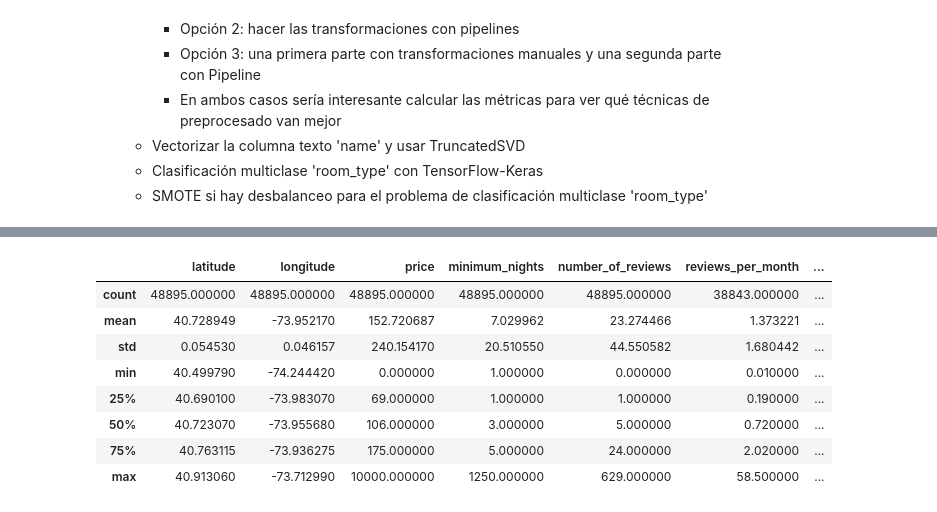
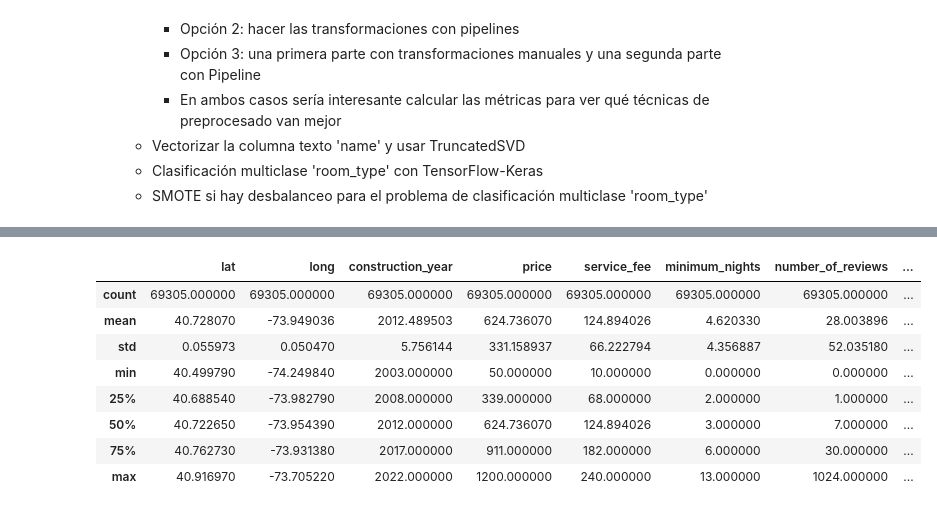
Before and after one commit to ceciorosco/Cecilia-Repositorio, a Jupyter notebook: Modulo 5/m5_ML_DL_Cecilia_Ines_Orosco_Cambeses.ipynb, the cells around one changed output, grey strips where cells are left out. Saved outputs shown, nothing was run; the diff lists cells and outputs as text; code cells hidden in the pictures.

```diff
--- a/Modulo 5/m5_ML_DL_Cecilia_Ines_Orosco_Cambeses.ipynb
+++ b/Modulo 5/m5_ML_DL_Cecilia_Ines_Orosco_Cambeses.ipynb
@@ -57,6 +58,6 @@ from sklearn.pipeline import Pipeline, make_pipeline
 from sklearn.cluster import KMeans, DBSCAN, AgglomerativeClustering
 from sklearn.svm import SVR
 # %%
-df = pd.read_csv('AB_NYC_2019.csv').drop(['id','host_id','host_name','last_review'], axis=1)
+df = pd.read_csv('airbnb_nyc_clean.csv').drop(['id','name','host_id','host_name','last_review', 'house_rules'], axis=1)
 df.head(3)
 # %% [output]
@@ -90,7 +87,0 @@ memory usage: 4.8+ MB
-# %%
-df['name'] = df['name'].astype('category')
-df['neighbourhood_group'] = df['neighbourhood_group'].astype('category')
-df['neighbourhood'] = df['neighbourhood'].astype('category')
-df['room_type'] = df['room_type'].astype('category')
-df['last_review'] = df['last_review'].astype('category')
-df.info()
@@ -135,12 +109,12 @@ df_imputed.head(5)
 # %%
-df_imputed.describe()
+df.describe()
 # %% [output]
-|  | latitude | longitude | price | minimum_nights | number_of_reviews | reviews_per_month | ... |
-| count | 48895.000000 | 48895.000000 | 48895.000000 | 48895.000000 | 48895.000000 | 38843.000000 | ... |
-| mean | 40.728949 | -73.952170 | 152.720687 | 7.029962 | 23.274466 | 1.373221 | ... |
-| std | 0.054530 | 0.046157 | 240.154170 | 20.510550 | 44.550582 | 1.680442 | ... |
-| min | 40.499790 | -74.244420 | 0.000000 | 1.000000 | 0.000000 | 0.010000 | ... |
-| 25% | 40.690100 | -73.983070 | 69.000000 | 1.000000 | 1.000000 | 0.190000 | ... |
-| 50% | 40.723070 | -73.955680 | 106.000000 | 3.000000 | 5.000000 | 0.720000 | ... |
-| 75% | 40.763115 | -73.936275 | 175.000000 | 5.000000 | 24.000000 | 2.020000 | ... |
-| max | 40.913060 | -73.712990 | 10000.000000 | 1250.000000 | 629.000000 | 58.500000 | ... |
+|  | lat | long | construction_year | price | service_fee | minimum_nights | number_of_reviews | ... |
+| count | 69305.000000 | 69305.000000 | 69305.000000 | 69305.000000 | 69305.000000 | 69305.000000 | 69305.000000 | ... |
+| mean | 40.728070 | -73.949036 | 2012.489503 | 624.736070 | 124.894026 | 4.620330 | 28.003896 | ... |
+| std | 0.055973 | 0.050470 | 5.756144 | 331.158937 | 66.222794 | 4.356887 | 52.035180 | ... |
+| min | 40.499790 | -74.249840 | 2003.000000 | 50.000000 | 10.000000 | 0.000000 | 0.000000 | ... |
+| 25% | 40.688540 | -73.982790 | 2008.000000 | 339.000000 | 68.000000 | 2.000000 | 1.000000 | ... |
+| 50% | 40.722650 | -73.954390 | 2012.000000 | 624.736070 | 124.894026 | 3.000000 | 7.000000 | ... |
+| 75% | 40.762730 | -73.931380 | 2017.000000 | 911.000000 | 182.000000 | 6.000000 | 30.000000 | ... |
+| max | 40.916970 | -73.705220 | 2022.000000 | 1200.000000 | 240.000000 | 13.000000 | 1024.000000 | ... |
```
Also changed, not shown: parts of 19 cells of this notebook, 4 other files.
